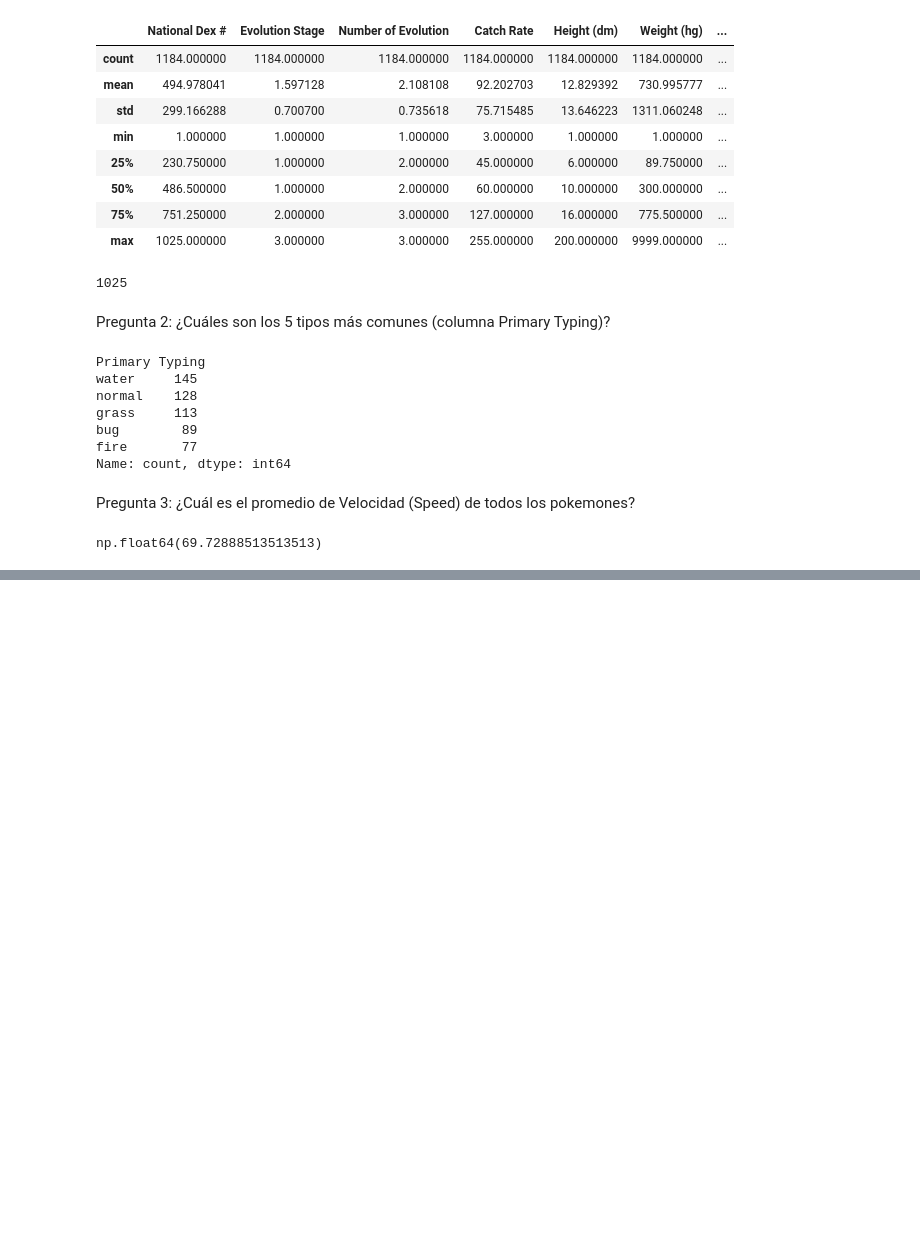
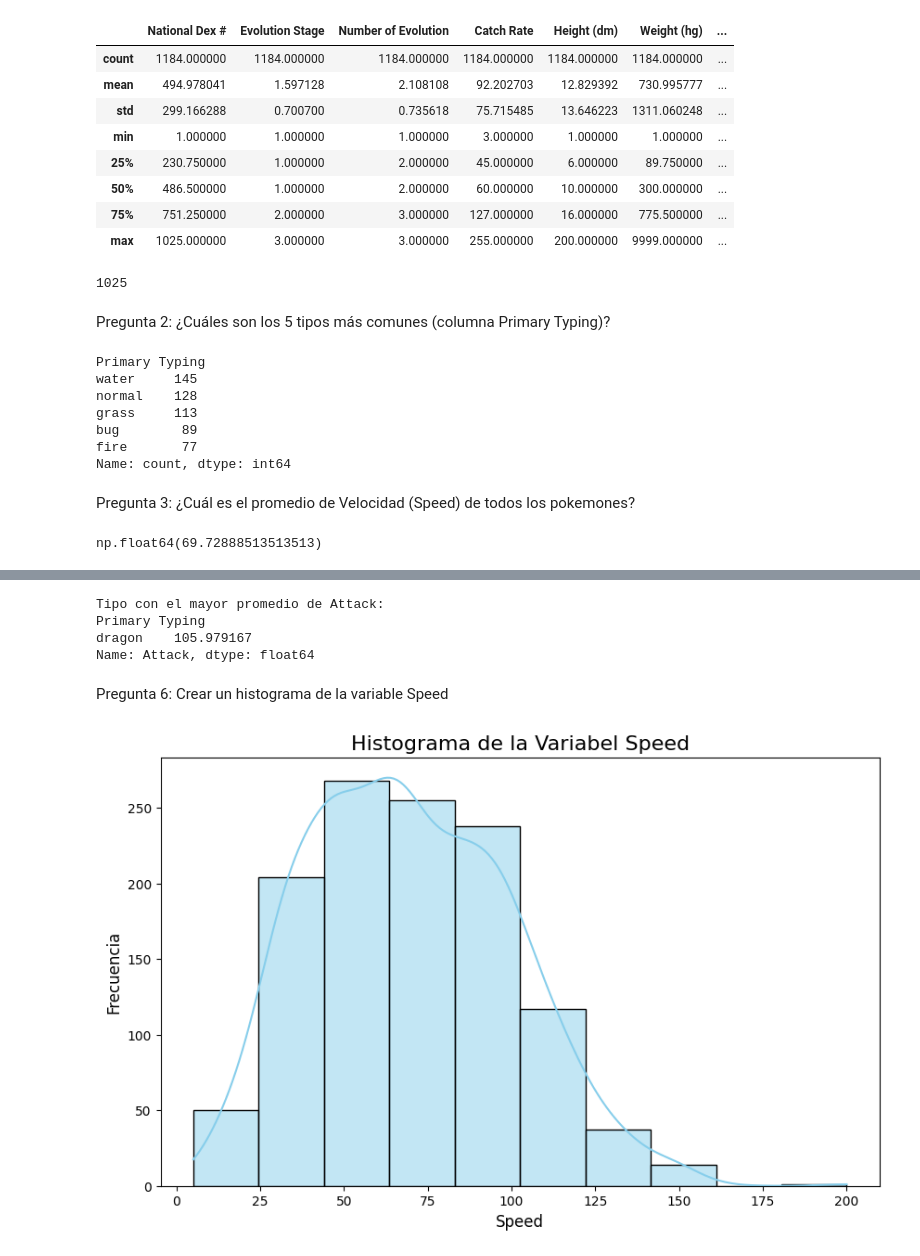
Before and after one commit to softd3v/pydatapanama-retos, a Jupyter notebook: retos/reto-pokemon-jasonssdev/submissions/solucion-softd3v.ipynb, the cells around one changed output, grey strips where cells are left out. Saved outputs shown, nothing was run; the diff lists cells and outputs as text; code cells hidden in the pictures; blank space fills up the shorter version.

```diff
--- a/retos/reto-pokemon-jasonssdev/submissions/solucion-softd3v.ipynb
+++ b/retos/reto-pokemon-jasonssdev/submissions/solucion-softd3v.ipynb
@@ -57,0 +113,21 @@ np.float64(69.72888513513513)
+# %%
+type_with_highest_average_attack = average_attack_by_type.idxmax()
+highest_average_attack_value = average_attack_by_type.max()
+print(f"\nTipo con el mayor promedio de Attack:")
+print(average_attack_by_type.sort_values(ascending=False).head(1))
+# %% [output]
+Tipo con el mayor promedio de Attack:
+Primary Typing
+dragon    105.979167
+Name: Attack, dtype: float64
+# %% [markdown]
+Pregunta 6: Crear un histograma de la variable Speed
+# %%
+plt.figure(figsize=(10, 6))
+sns.histplot(df_pokemon['Speed'], bins=10, kde=True, color='skyblue', edgecolor='black')
+plt.title('Histograma de la Variabel Speed', fontsize=16)
+plt.xlabel('Speed', fontsize=12)
+plt.ylabel('Frecuencia', fontsize=12)
+plt.show()
+# %% [output]
+[figure, added]
```
Also changed, not shown: parts of 6 cells of this notebook.
